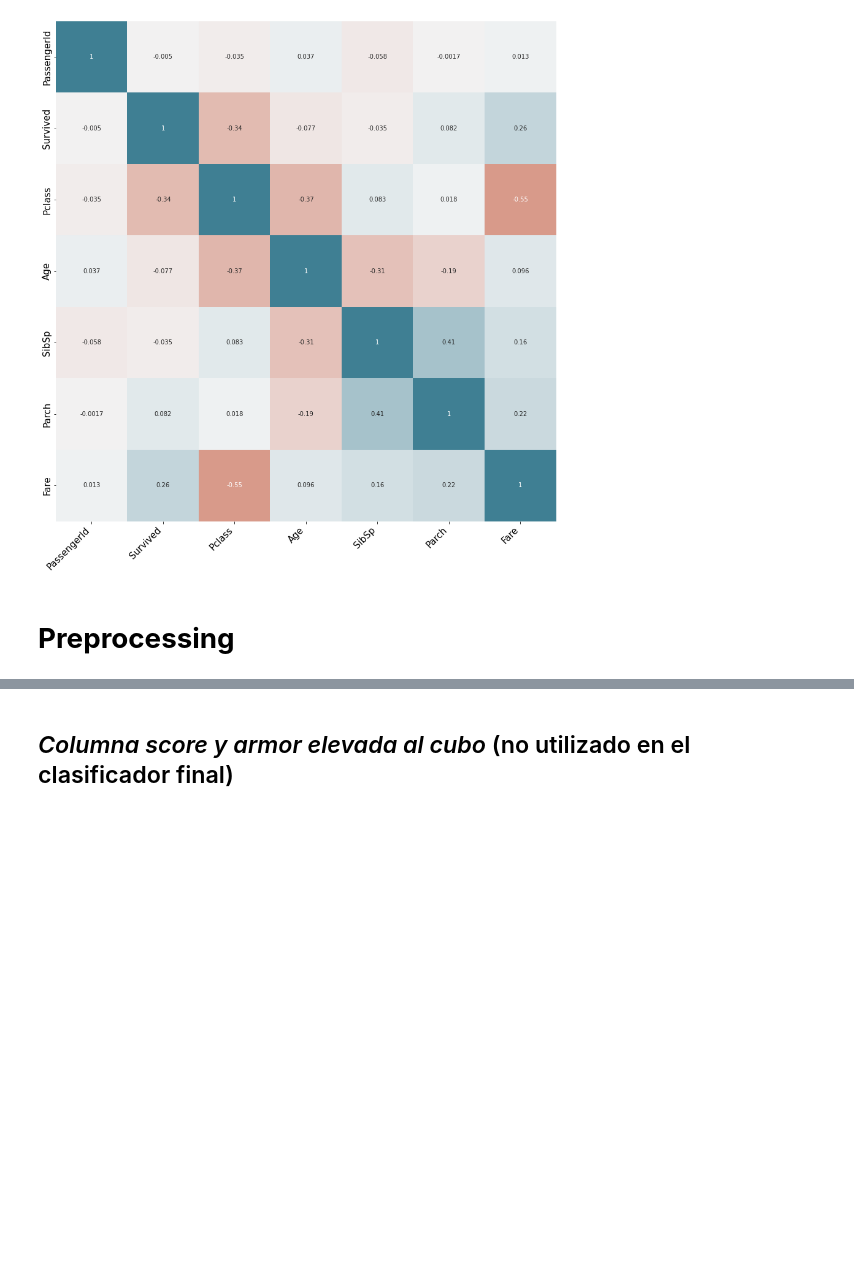
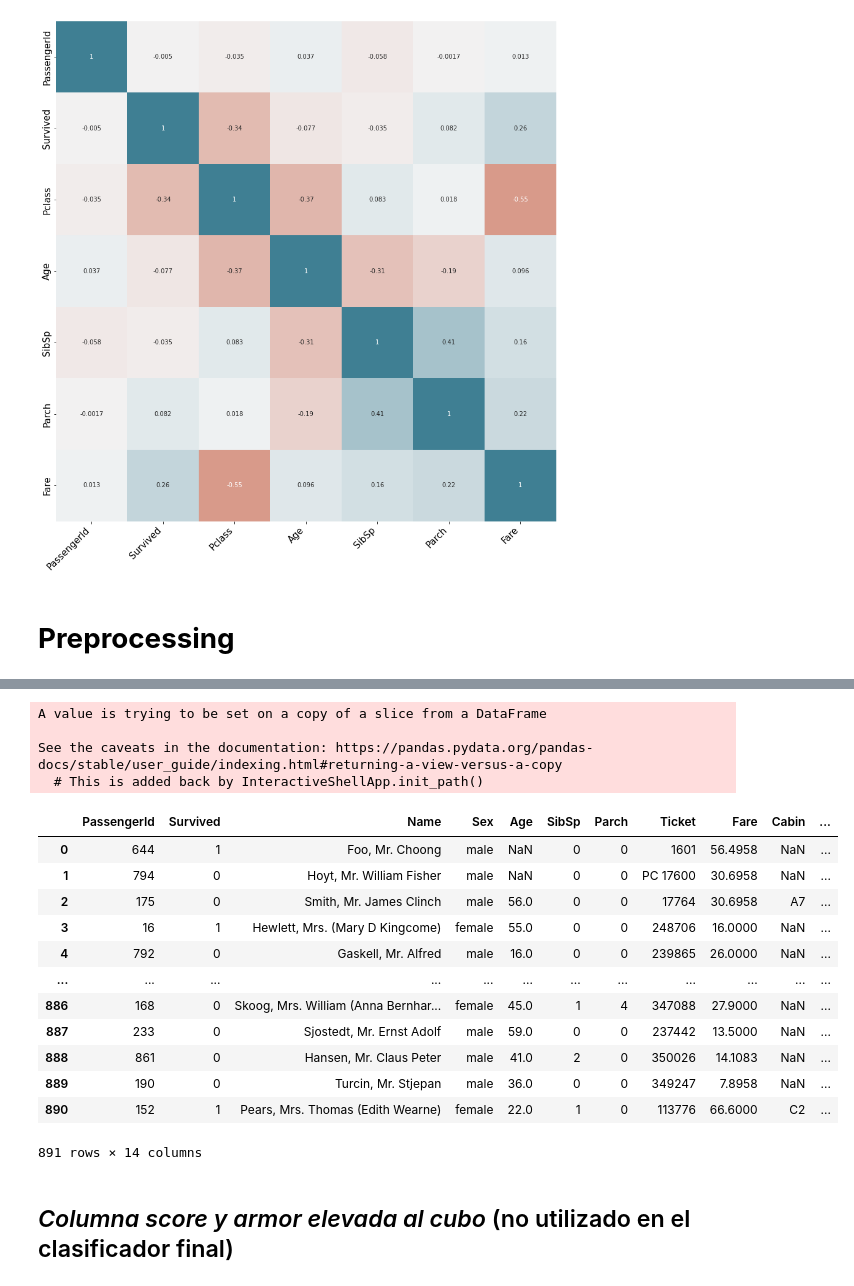
Before and after one commit to hugojigarcia/Kaggle-Titanic, a Jupyter notebook: Kaggle-Titanic.ipynb, the cells around one changed output, grey strips where cells are left out. Cells and saved outputs as stored; diff of their text form; code cells hidden in the pictures; blank space fills up the shorter version.

```diff
--- a/Kaggle-Titanic.ipynb
+++ b/Kaggle-Titanic.ipynb
@@ -166,0 +192,21 @@ drawCorrelationMatrix(data_train)
+# %%
+def get_categories(X, column_name, keep_null=False):
+  categories = X[column].unique()
+  if keep_null==False:
+    categories = categories[~pd.isnull(categories)]
+  return categories
+# %%
+def one_hot_encoder(X, column_name, categories, others=False):
+  for element in categories:
+    X[column_name + '_' + str(element)] = 0.0
+
+  if others != False:
+    other_name = column_name + '_' + 'other'
+    X[other_name] = 0.0
+
+  for i in range(len(X[column_name])):
+    if X[column_name][i] in categories:
+      X[column_name + '_' + str(X[column_name][i])][i] = 1.0
+    elif others != False:
+      X[other_name][i] = 1.0
+  X.pop(column_name)
@@ -167,3 +234,24 @@ drawCorrelationMatrix(data_train)
+# %%
+one_hot_encoder(data_train, column, categories)
+data_train
+# %% [output]
+A value is trying to be set on a copy of a slice from a DataFrame
+
+See the caveats in the documentation: https://pandas.pydata.org/pandas-docs/stable/user_guide/indexing.html#returning-a-view-versus-a-copy
+  # This is added back by InteractiveShellApp.init_path()
+|  | PassengerId | Survived | Name | Sex | Age | SibSp | Parch | Ticket | Fare | Cabin | ... |
+| 0 | 644 | 1 | Foo, Mr. Choong | male | NaN | 0 | 0 | 1601 | 56.4958 | NaN | ... |
+| 1 | 794 | 0 | Hoyt, Mr. William Fisher | male | NaN | 0 | 0 | PC 17600 | 30.6958 | NaN | ... |
+| 2 | 175 | 0 | Smith, Mr. James Clinch | male | 56.0 | 0 | 0 | 17764 | 30.6958 | A7 | ... |
+| 3 | 16 | 1 | Hewlett, Mrs. (Mary D Kingcome) | female | 55.0 | 0 | 0 | 248706 | 16.0000 | NaN | ... |
+| 4 | 792 | 0 | Gaskell, Mr. Alfred | male | 16.0 | 0 | 0 | 239865 | 26.0000 | NaN | ... |
+| ... | ... | ... | ... | ... | ... | ... | ... | ... | ... | ... | ... |
+| 886 | 168 | 0 | Skoog, Mrs. William (Anna Bernhar... | female | 45.0 | 1 | 4 | 347088 | 27.9000 | NaN | ... |
+| 887 | 233 | 0 | Sjostedt, Mr. Ernst Adolf | male | 59.0 | 0 | 0 | 237442 | 13.5000 | NaN | ... |
+| 888 | 861 | 0 | Hansen, Mr. Claus Peter | male | 41.0 | 2 | 0 | 350026 | 14.1083 | NaN | ... |
+| 889 | 190 | 0 | Turcin, Mr. Stjepan | male | 36.0 | 0 | 0 | 349247 | 7.8958 | NaN | ... |
+| 890 | 152 | 1 | Pears, Mrs. Thomas (Edith Wearne) | female | 22.0 | 1 | 0 | 113776 | 66.6000 | C2 | ... |
+891 rows × 14 columns
 # %% [markdown]
 ## *Columna score y armor elevada al cubo* (no utilizado en el clasificador final)
 # %% [markdown]
```
Also changed, not shown: parts of 8 cells of this notebook.
